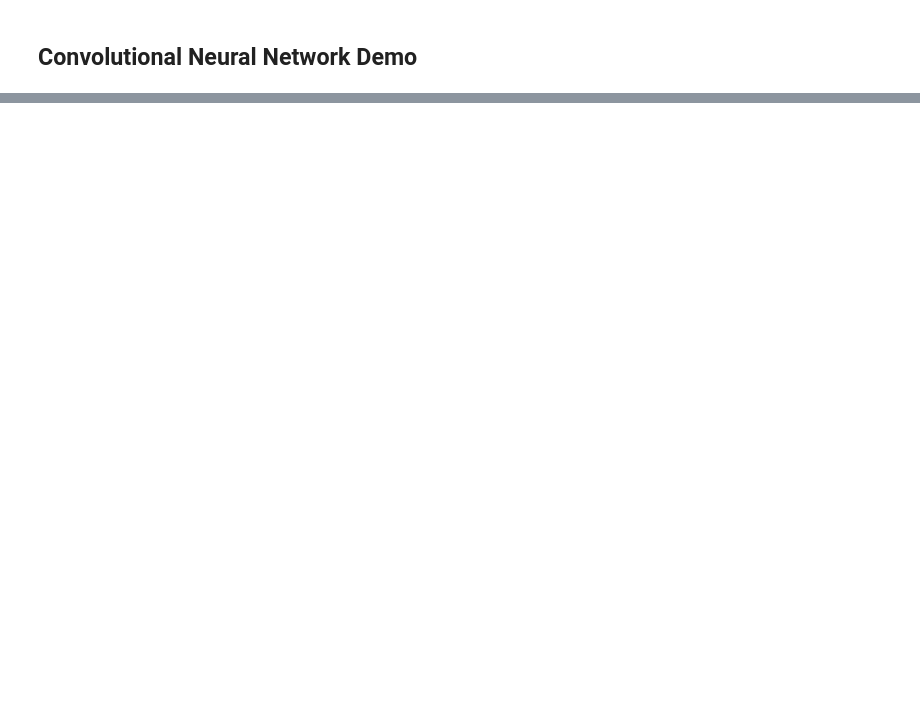
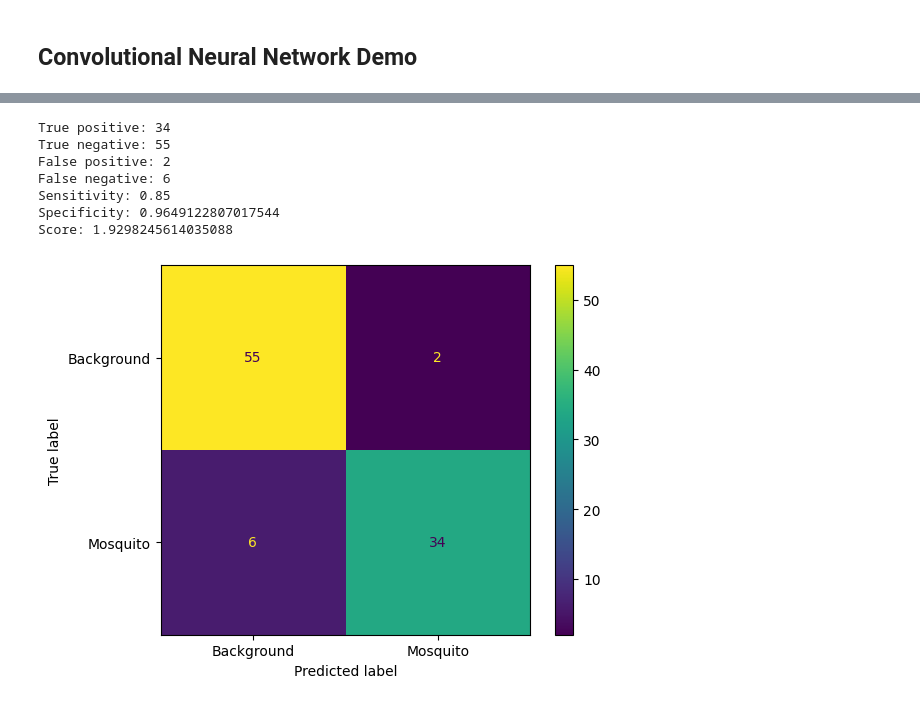
Before and after one commit to Bepo2002/Humbug-4YP, a Jupyter notebook: Test_bench_V2.ipynb, the cells around one changed output, grey strips where cells are left out. Cells and saved outputs as stored; diff of their text form; code cells hidden in the pictures; blank space fills up the shorter version.

```diff
--- a/Test_bench_V2.ipynb
+++ b/Test_bench_V2.ipynb
@@ -356,0 +350,31 @@ print(y_pred)
+# %%
+from sklearn.metrics import confusion_matrix, ConfusionMatrixDisplay
+confusion = confusion_matrix(y_dev, y_pred)
+true_pos = confusion[1][1]
+true_neg = confusion[0][0]
+false_pos = confusion[0][1]
+false_neg = confusion[1][0]
+
+print("True positive: " + str(true_pos))
+print("True negative: " + str(true_neg))
+print("False positive: " + str(false_pos))
+print("False negative: " + str(false_neg))
+
+sensitivity = true_pos/(true_pos+false_neg)
+specificity = true_neg/(true_neg+false_pos)
+
+print("Sensitivity: " + str(sensitivity))
+print("Specificity: " + str(specificity))
+print("Score: " + str(specificity+specificity))
+disp = ConfusionMatrixDisplay(confusion, display_labels = ["Background", "Mosquito"])
+disp.plot()
+plt.show()
+# %% [output]
+True positive: 34
+True negative: 55
+False positive: 2
+False negative: 6
+Sensitivity: 0.85
+Specificity: 0.9649122807017544
+Score: 1.9298245614035088
+[figure, added]
```
Also changed, not shown: parts of 27 cells of this notebook.
